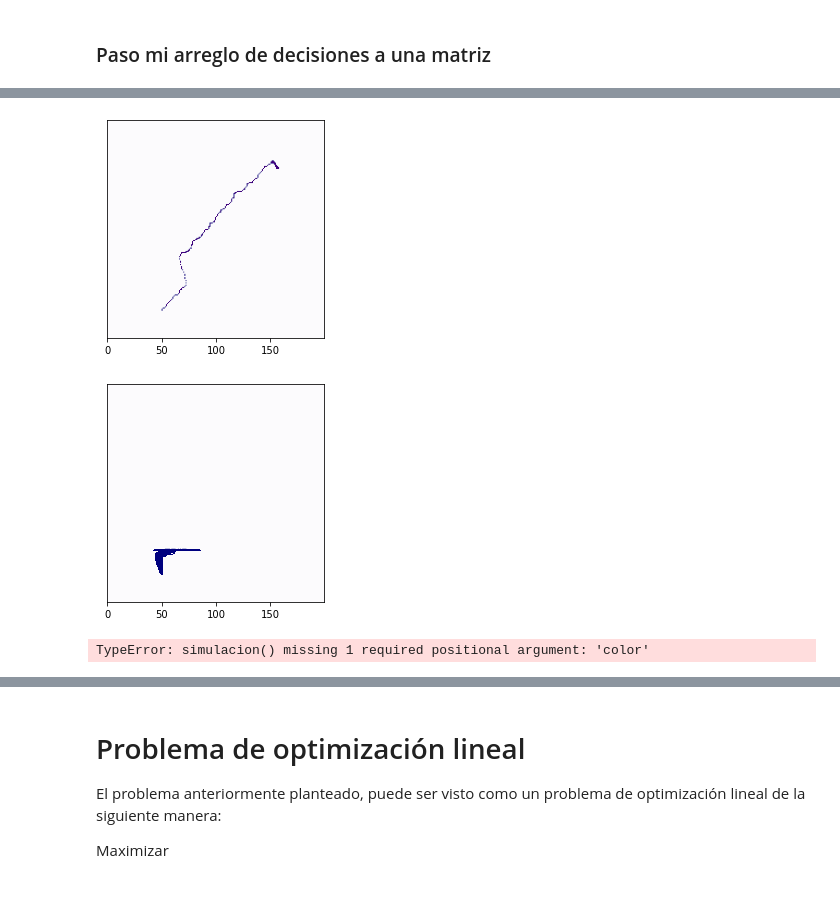
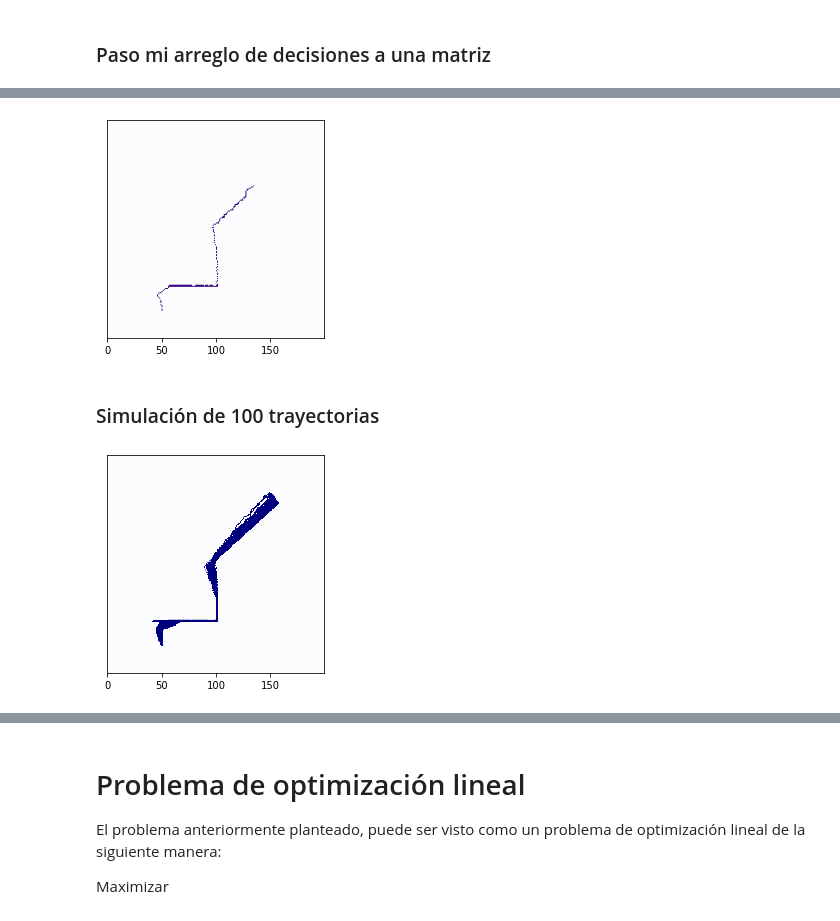
Before and after one commit to mvrobles/Perimeter-Patrol-Optimization-Problem, a Jupyter notebook: Taller 2 Optimizacion estocastica.ipynb, the cells around one changed output, grey strips where cells are left out. Saved outputs shown, nothing was run; the diff lists cells and outputs as text; code cells hidden in the pictures.

```diff
--- a/Taller 2 Optimizacion estocastica.ipynb
+++ b/Taller 2 Optimizacion estocastica.ipynb
@@ -457,11 +438,5 @@ print(end - start)
 # %% [markdown]
 ### Paso mi arreglo de decisiones a una matriz
-# %%
-decisiones = np.zeros((200,200))
-
-for i in range(0,200):
-    for j in range(0,200):
-            decisiones[i,j] = dn[i*200+j]
 # %%
 def visualizarD ( dn ):
     decisiones = np.zeros((200,200))
@@ -492,11 +470,17 @@ Lambda =  0.99
 # %%
-def simulacion (pdecisiones, a, b, color):
+def simulacion (dn, a, b, color):
     recorrido = np.zeros((200,200))
     recorrido[a,b] = color
     act = a
     bct = b
 
-    for index in range(0,300):
+    pdecisiones = np.zeros((200,200))
+
+    for i in range(0,200):
+        for j in range(0,200):
+                pdecisiones[i,j] = dn[i*200+j]
+
+    for index in range(0,700):
 
         #La decisión es up
         if pdecisiones[act,bct]==0:
@@ -618,28 +602,26 @@ def simulacion (pdecisiones, a, b, color):
     return decisionesDerecho
 
 
-plt.imshow(simulacion(decisiones, 50, 25, i+1), cmap='Purples')
+plt.imshow(simulacion(dn, 50, 25, 10), cmap='Purples')
 
 plt.gca().axes.get_yaxis().set_visible(False)
 plt.show()
 # %% [output]
-[figure, old version]
+[figure, new version]
+# %% [markdown]
+### Simulación de 100 trayectorias
 # %%
 import matplotlib.cm as cm
 fig, ax = plt.subplots()
-ax.imshow(simulacion(decisiones, 50, 25, 10), cmap='Purples')
+ax.imshow(simulacion(dn, 50, 25, 10), cmap='Purples')
 
 for i in range(0,100):
-    sim = simulacion(decisiones, 50, 25, 10)
+    sim = simulacion(dn, 50, 25, 10)
     masked_data = np.ma.masked_where(sim < 0.9, sim)
     ax.imshow(masked_data, cmap=cm.jet, interpolation = 'none')
 
 plt.gca().axes.get_yaxis().set_visible(False)
 
 plt.show()
 # %% [output]
-[figure, old version]
+[figure, new version]
-# %%
-simulacion(decisiones,50,25)
-# %% [output]
-TypeError: simulacion() missing 1 required positional argument: 'color'
```
Also changed, not shown: parts of 16 cells of this notebook.
